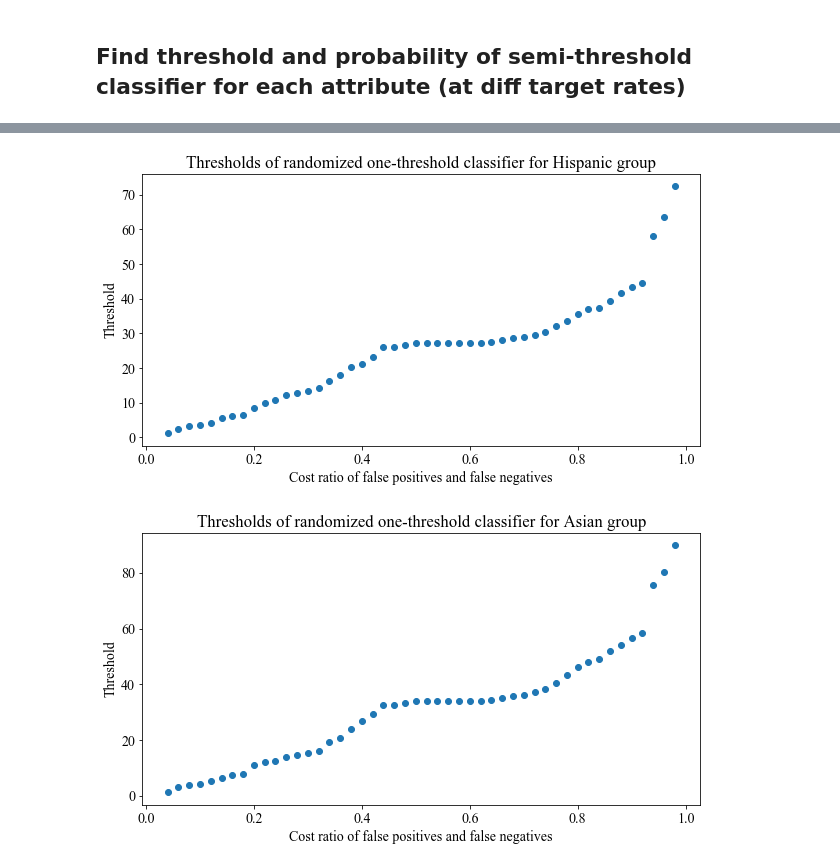
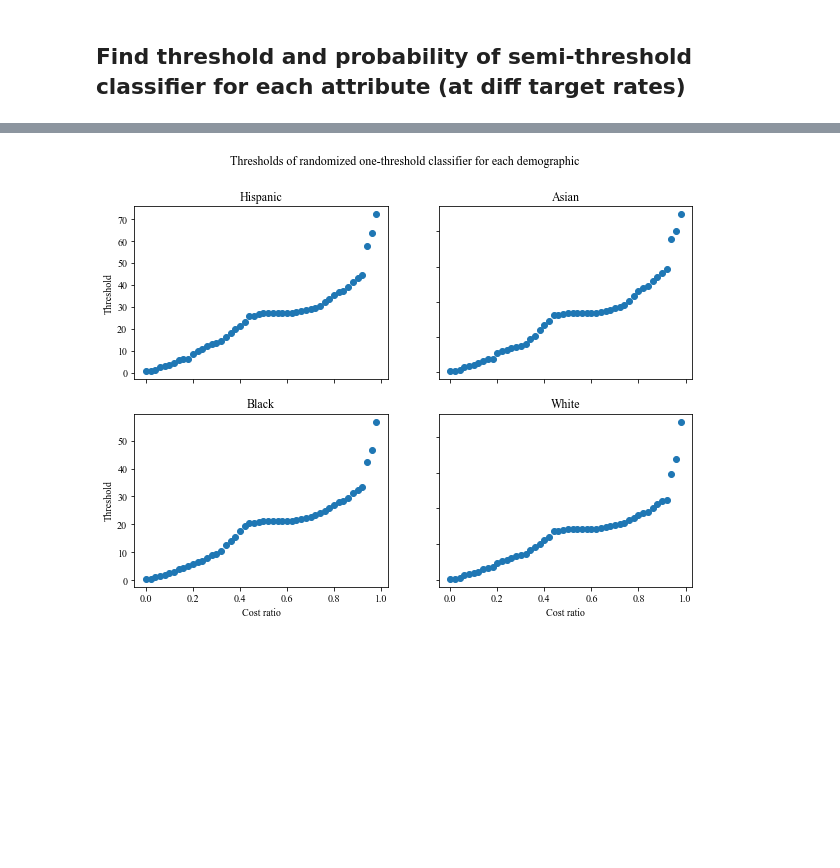
Before and after one commit to nrajanee/ExperimentsforEqOdsNondecreasingCondProbsPaper, a Jupyter notebook: explore_plot_data_fico.ipynb, the cells around one changed output, grey strips where cells are left out. Drawn from its saved outputs; the diff is of its cells as text; code cells hidden in the pictures; blank space fills up the shorter version.

Commit message:
more figures

```diff
--- a/explore_plot_data_fico.ipynb
+++ b/explore_plot_data_fico.ipynb
@@ -289,7 +291,7 @@ plt.show()
 ## Find threshold and probability of semi-threshold classifier for each attribute (at diff target rates)
 # %%
 #Opt values for different loss function ratios!
-target_rate_list = np.arange(0.04,1,0.02)
+target_rate_list = np.arange(0.00,1.00,0.02)
 opt_fp_list = []
 opt_tp_list = []
 
@@ -389,28 +397,28 @@ Opt probablity p_a group White: 0.6778039207285594
 # %%
-f = plt.figure(figsize=(10, 5))
-plt.rcParams.update({'font.size': 14})
+fig, axs = plt.subplots(2,2,figsize=(10, 7))
+fig.suptitle('Thresholds of randomized one-threshold classifier for each demographic')
+plt.rcParams.update({'font.size': 10})
 plt.rcParams["font.family"] = "serif"
 plt.rcParams["font.serif"] = "Times New Roman"
-plt.plot(target_rate_list,ta_pa_attr_dict['Hispanic'][1],'o')
-plt.title('Thresholds of randomized one-threshold classifier for Hispanic group')
-plt.ylabel('Threshold')
-plt.xlabel('Cost ratio of false positives and false negatives')
+axs[0,0].plot(target_rate_list,ta_pa_attr_dict['Hispanic'][1],'o')
+axs[0,0].set_title('Hispanic')
+axs[0,1].plot(target_rate_list,ta_pa_attr_dict['Asian'][1],'o')
+axs[0,1].set_title('Asian')
+axs[1,0].plot(target_rate_list,ta_pa_attr_dict['Black'][1],'o')
+axs[1,0].set_title('Black')
+axs[1,1].plot(target_rate_list,ta_pa_attr_dict['White'][1],'o')
+axs[1,1].set_title('White')
+
+for ax in axs.flat:
+    ax.set(xlabel='Cost ratio', ylabel='Threshold')
+
+for ax in axs.flat:
+    ax.label_outer()
+#plt.ylabel('Threshold')
+#plt.xlabel('Cost ratio of false positives and false negatives')
 plt.show()
-f.savefig('figures/threshold_fico_loss_hispanic',dpi=300)
+fig.savefig('figures/threshold_fico_loss_atrrs',dpi=300)
 # %% [output]
-[figure, old version]
+[figure, new version]
-# %%
-f = plt.figure(figsize=(10, 5))
-plt.rcParams.update({'font.size': 14})
-plt.rcParams["font.family"] = "serif"
-plt.rcParams["font.serif"] = "Times New Roman"
-plt.plot(target_rate_list,ta_pa_attr_dict['Asian'][1],'o')
-plt.title('Thresholds of randomized one-threshold classifier for Asian group')
-plt.ylabel('Threshold')
-plt.xlabel('Cost ratio of false positives and false negatives')
-plt.show()
-f.savefig('figures/threshold_fico_loss_Asian',dpi=300)
-# %% [output]
-[figure, removed]
 # %%
 ### Plot probability vs loss ratio
```
Also changed, not shown: parts of 7 cells of this notebook, 8 other files.
